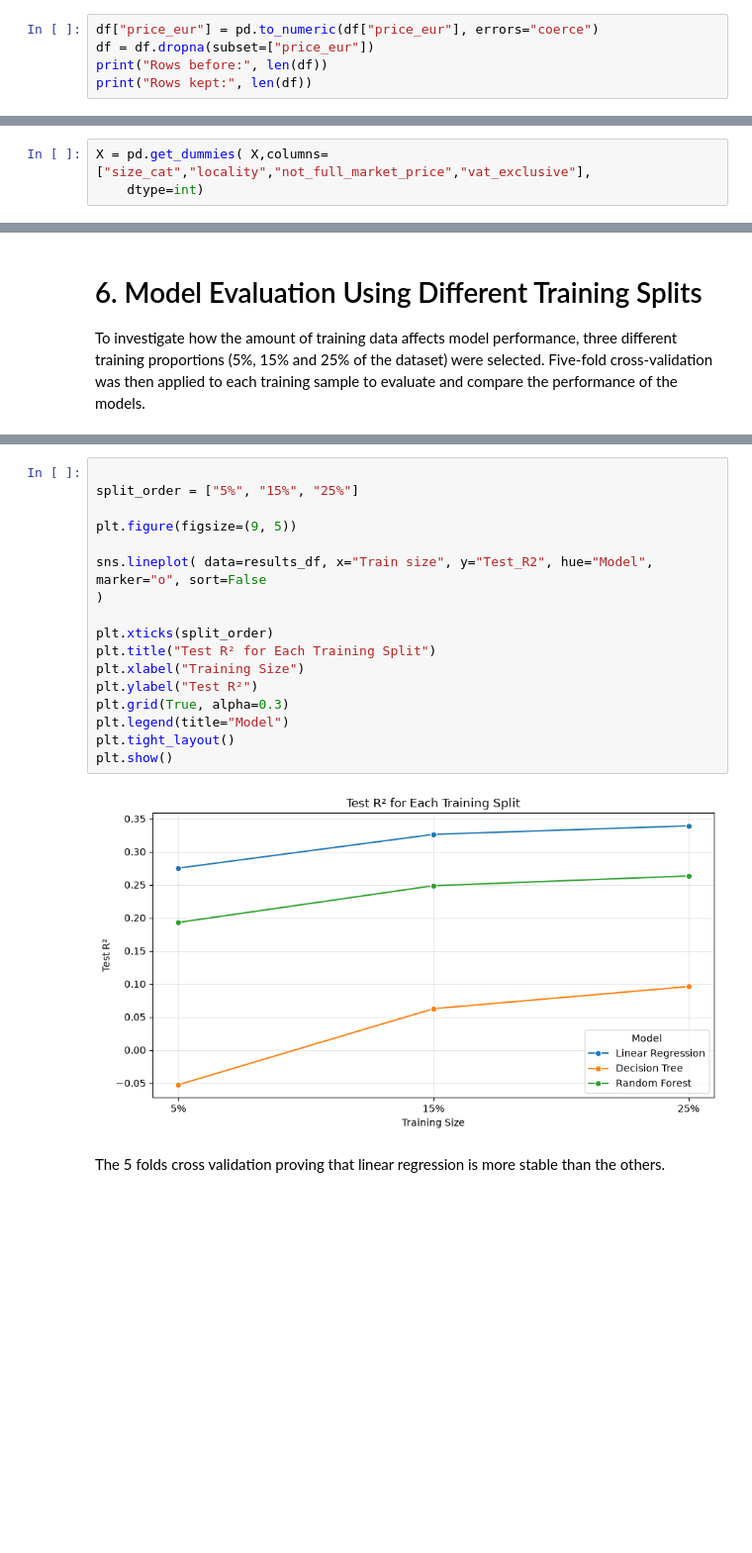
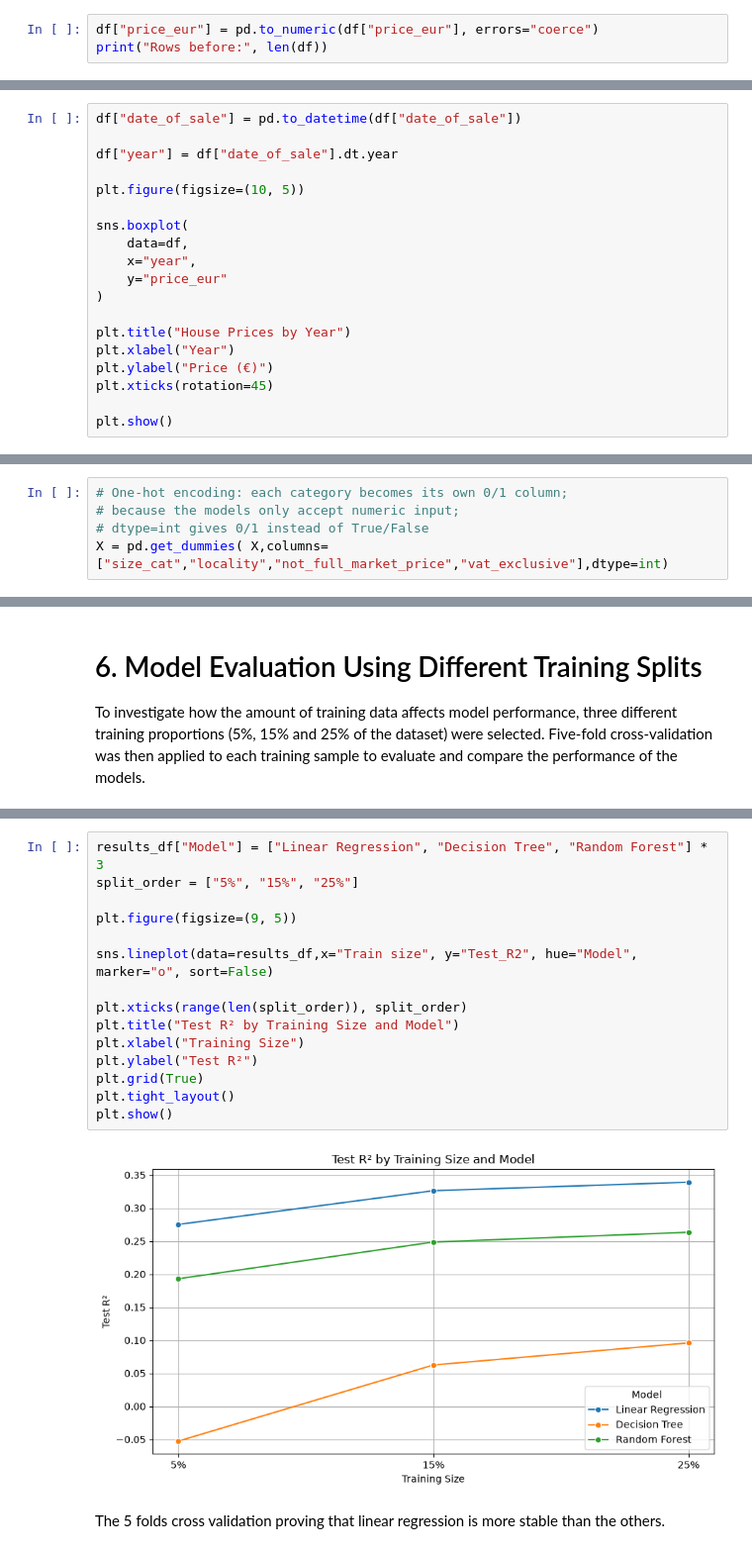
Before and after one commit to JessicaOliveiraCCT/Predicting-House-Prices-in-Sligo, a Jupyter notebook: Predicting_houses_price_CA.ipynb, the cells around one changed output, grey strips where cells are left out. Shown at 99% size. Drawn from its saved outputs; the diff is of its cells as text; blank space fills up the shorter version.

Commit message:
Introduce more graphs and comments

```diff
--- a/Predicting_houses_price_CA.ipynb
+++ b/Predicting_houses_price_CA.ipynb
@@ -237,7 +233,5 @@ In the end, all 11,751 entries were preserved.
 # %%
 df["price_eur"] = pd.to_numeric(df["price_eur"], errors="coerce")
-df = df.dropna(subset=["price_eur"])
 print("Rows before:", len(df))
-print("Rows kept:", len(df))
 # %% [output]
 Rows before: 11751
@@ -383,0 +450,19 @@ plt.show()
+# %%
+df["date_of_sale"] = pd.to_datetime(df["date_of_sale"])
+
+df["year"] = df["date_of_sale"].dt.year
+
+plt.figure(figsize=(10, 5))
+
+sns.boxplot(
+    data=df,
+    x="year",
+    y="price_eur"
+)
+
+plt.title("House Prices by Year")
+plt.xlabel("Year")
+plt.ylabel("Price (€)")
+plt.xticks(rotation=45)
+
+plt.show()
@@ -476,3 +552,5 @@ Categorical variables (size category, locality, not full market price and VAT ex
 # %%
-X = pd.get_dummies( X,columns=["size_cat","locality","not_full_market_price","vat_exclusive"],
-    dtype=int)
+# One-hot encoding: each category becomes its own 0/1 column;
+# because the models only accept numeric input;
+# dtype=int gives 0/1 instead of True/False
+X = pd.get_dummies( X,columns=["size_cat","locality","not_full_market_price","vat_exclusive"],dtype=int)
@@ -621,22 +707,20 @@ The models were evaluated using three different training splits: 5%, 15% and 25%
 # %%
-
+results_df["Model"] = ["Linear Regression", "Decision Tree", "Random Forest"] * 3
 split_order = ["5%", "15%", "25%"]
 
 plt.figure(figsize=(9, 5))
 
-sns.lineplot( data=results_df, x="Train size", y="Test_R2", hue="Model", marker="o", sort=False
-)
+sns.lineplot(data=results_df,x="Train size", y="Test_R2", hue="Model", marker="o", sort=False)
 
-plt.xticks(split_order)
-plt.title("Test R² for Each Training Split")
+plt.xticks(range(len(split_order)), split_order)
+plt.title("Test R² by Training Size and Model")
 plt.xlabel("Training Size")
 plt.ylabel("Test R²")
-plt.grid(True, alpha=0.3)
-plt.legend(title="Model")
+plt.grid(True)
 plt.tight_layout()
 plt.show()
 # %% [output]
-[figure, old version]
+[figure, new version]
 # %% [markdown]
 The 5 folds cross validation proving that linear regression is more stable than the others.
 # %%
```
Also changed, not shown: parts of 47 cells of this notebook.
